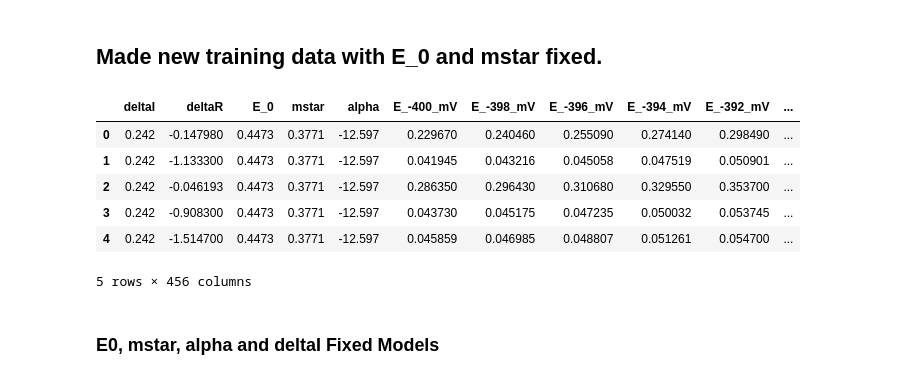
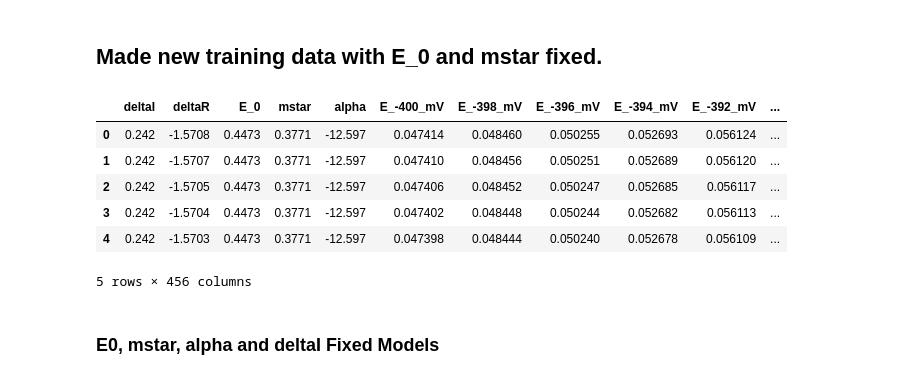
Before and after one commit to Lcollins91/DS_ResearchProject_ND, a Jupyter notebook: Hexagon_Spec_Models_v7_E0MstarADifixed_WithDispersion_BothKinds.ipynb, the cells around one changed output. Drawn from its saved outputs; the diff is of its cells as text; code cells hidden in the pictures.

```diff
--- a/Hexagon_Spec_Models_v7_E0MstarADifixed_WithDispersion_BothKinds.ipynb
+++ b/Hexagon_Spec_Models_v7_E0MstarADifixed_WithDispersion_BothKinds.ipynb
@@ -97,40 +97,47 @@ def myResiduals(testY, predictY):
 peak_names = ['peak1', 'peak2', 'peak3', 'peak4']
 locs_names = ['loc1', 'loc2', 'loc3', 'loc4']
 width_names = ['width1', 'width2', 'width3','width4']
 prom_names = ['prom1', 'prom2', 'prom3', 'prom4']
 
 energy = (pd.read_csv('Training_Data/Hexagon/HexagonBias_v4.csv', header=None)*1000).round().astype(int)
 energy_names = ['E_%i_mV' % item for item in list(energy.T[0])]
 
 col_names2 = ['deltaI', 'deltaR', 'E_0', 'mstar', 'alpha']+ peak_names + locs_names + width_names + prom_names
 
 col_names1 = ['deltaI', 'deltaR', 'E_0', 'mstar', 'alpha'] + energy_names
 
-data1 = pd.read_csv('Training_Data/Hexagon/HexagonTrainingData070518_v13_E0MaDifixed_specPoints.csv', header = None, names = col_names1)
-data2 = pd.read_csv('Training_Data/Hexagon/HexagonTrainingData070518_v13_E0MaDifixed_peakinfo.csv', header = None, names = col_names2)
+#Randomly distributed delta R values
+#data1 = pd.read_csv('Training_Data/Hexagon/HexagonTrainingData070518_v13_E0MaDifixed_specPoints.csv', header = None, names = col_names1)
+#data2 = pd.read_csv('Training_Data/Hexagon/HexagonTrainingData070518_v13_E0MaDifixed_peakinfo.csv', header = None, names = col_names2)
+
+#Evenly distributed delta R values
+data1 = pd.read_csv('Training_Data/Hexagon/HexagonTrainingData070518_v13a_E0MaDifixed_specPoints.csv', header = None, names = col_names1)
+data2 = pd.read_csv('Training_Data/Hexagon/HexagonTrainingData070518_v13a_E0MaDifixed_peakinfo.csv', header = None, names = col_names2)
+
+
 
 # Since E_0 is fixed don't include that
 
 X3 = data1.drop(['deltaI', 'deltaR', 'E_0', 'mstar', 'alpha'], axis = 1)
 Y3 = data1[['deltaR']]
 
 X4 = data2.drop(['deltaI', 'deltaR', 'E_0', 'mstar', 'alpha'], axis = 1)
 Y4 = data2[['deltaR']]
 
 ts1 = 0.3
 rs1 = 42
 
 X3_train, X3_test, Y3_train, Y3_test = train_test_split(X3, Y3, test_size = ts1, random_state = rs1)
 X4_train, X4_test, Y4_train, Y4_test = train_test_split(X4, Y4, test_size = ts1, random_state = rs1)
 
 data1.head()
 # %% [output]
 |  | deltaI | deltaR | E_0 | mstar | alpha | E_-400_mV | E_-398_mV | E_-396_mV | E_-394_mV | E_-392_mV | ... |
-| 0 | 0.242 | -0.147980 | 0.4473 | 0.3771 | -12.597 | 0.229670 | 0.240460 | 0.255090 | 0.274140 | 0.298490 | ... |
-| 1 | 0.242 | -1.133300 | 0.4473 | 0.3771 | -12.597 | 0.041945 | 0.043216 | 0.045058 | 0.047519 | 0.050901 | ... |
-| 2 | 0.242 | -0.046193 | 0.4473 | 0.3771 | -12.597 | 0.286350 | 0.296430 | 0.310680 | 0.329550 | 0.353700 | ... |
-| 3 | 0.242 | -0.908300 | 0.4473 | 0.3771 | -12.597 | 0.043730 | 0.045175 | 0.047235 | 0.050032 | 0.053745 | ... |
-| 4 | 0.242 | -1.514700 | 0.4473 | 0.3771 | -12.597 | 0.045859 | 0.046985 | 0.048807 | 0.051261 | 0.054700 | ... |
+| 0 | 0.242 | -1.5708 | 0.4473 | 0.3771 | -12.597 | 0.047414 | 0.048460 | 0.050255 | 0.052693 | 0.056124 | ... |
+| 1 | 0.242 | -1.5707 | 0.4473 | 0.3771 | -12.597 | 0.047410 | 0.048456 | 0.050251 | 0.052689 | 0.056120 | ... |
+| 2 | 0.242 | -1.5705 | 0.4473 | 0.3771 | -12.597 | 0.047406 | 0.048452 | 0.050247 | 0.052685 | 0.056117 | ... |
+| 3 | 0.242 | -1.5704 | 0.4473 | 0.3771 | -12.597 | 0.047402 | 0.048448 | 0.050244 | 0.052682 | 0.056113 | ... |
+| 4 | 0.242 | -1.5703 | 0.4473 | 0.3771 | -12.597 | 0.047398 | 0.048444 | 0.050240 | 0.052678 | 0.056109 | ... |
 5 rows × 456 columns
 # %% [markdown]
 ### E0, mstar, alpha and deltaI Fixed Models
```
Also changed, not shown: parts of 15 cells of this notebook, 3 other files.
